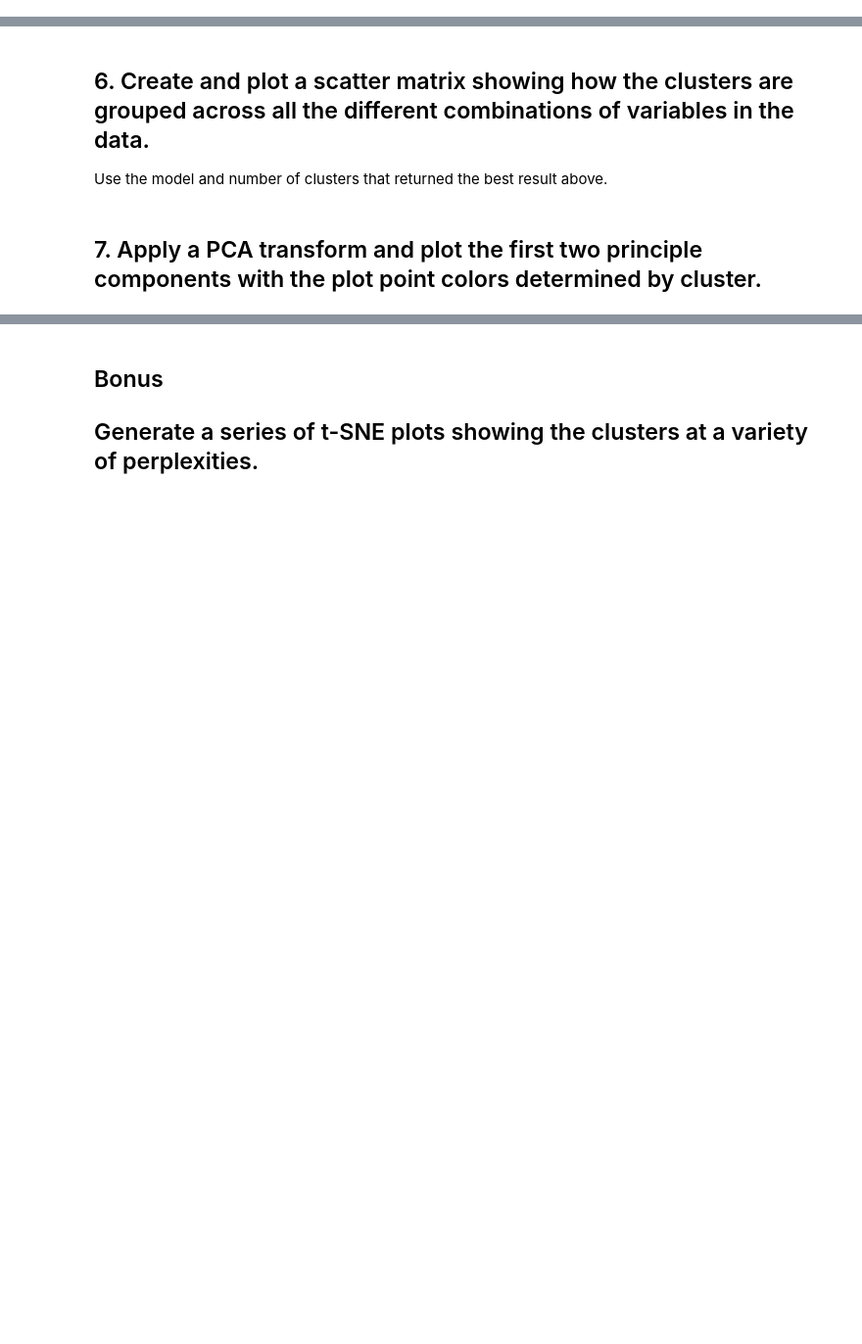
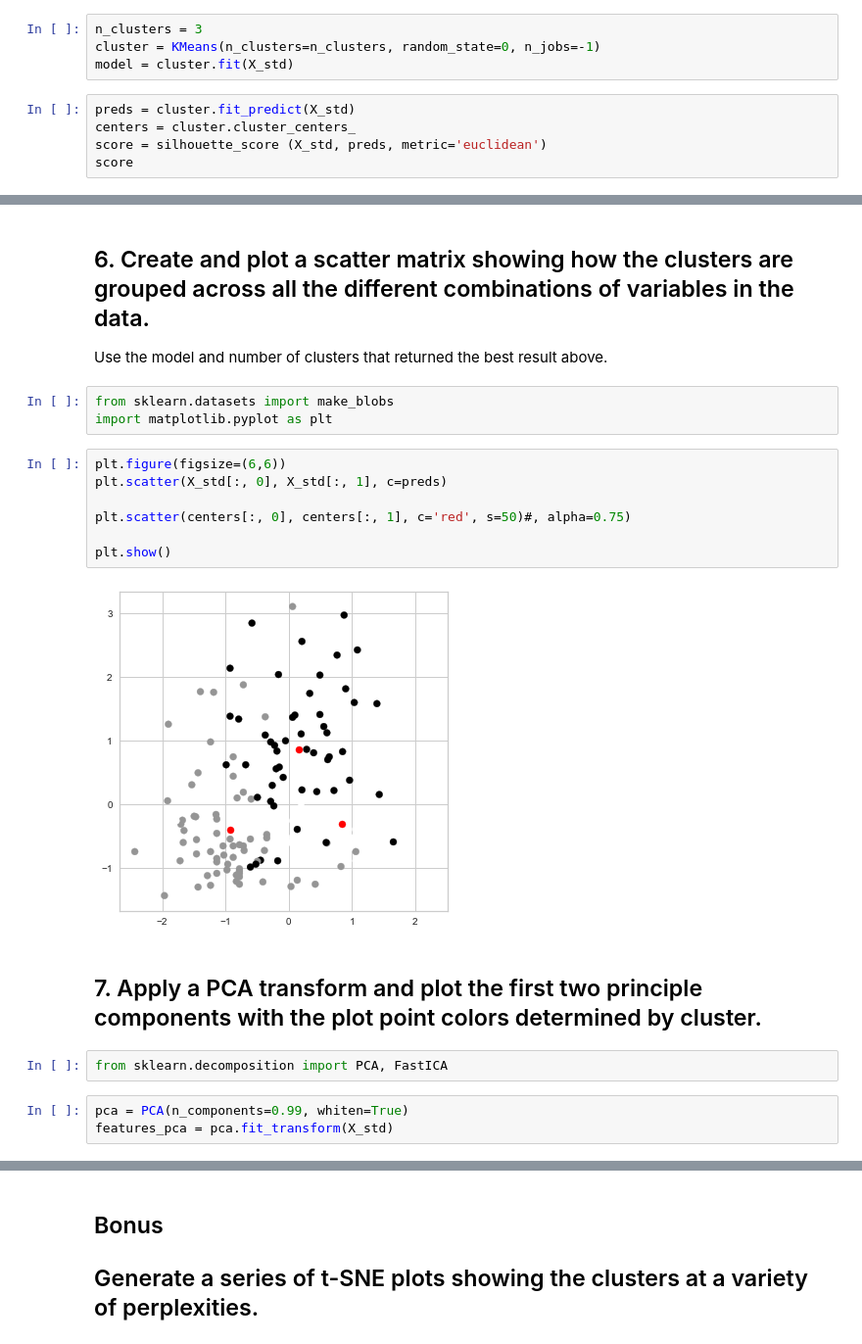
Before and after one commit to ta-data-lis/lab-learning-evaluation, a Jupyter notebook: your-code/main.ipynb, the cells around one changed output, grey strips where cells are left out. Shown at 98% size. Cells and saved outputs as stored; diff of their text form; blank space fills up the shorter version.

```diff
--- a/your-code/main.ipynb
+++ b/your-code/main.ipynb
@@ -20,2 +62,11 @@ y = pd.Series(data["target"])
 # %% [markdown]
 ## 3. Train a KMeans clustering model on the data set using 3 clusters and compute the silhouette score for the model.
+# %%
+n_clusters = 3
+cluster = KMeans(n_clusters=n_clusters, random_state=0, n_jobs=-1)
+model = cluster.fit(X_std)
+# %%
+preds = cluster.fit_predict(X_std)
+centers = cluster.cluster_centers_
+score = silhouette_score (X_std, preds, metric='euclidean')
+score
@@ -33,5 +106,22 @@ The Yellowbrick library has 3 metrics that you can plot using the `metric` param
 ## 6. Create and plot a scatter matrix showing how the clusters are grouped across all the different combinations of variables in the data.
 
 Use the model and number of clusters that returned the best result above.
+# %%
+from sklearn.datasets import make_blobs
+import matplotlib.pyplot as plt
+# %%
+plt.figure(figsize=(6,6))
+plt.scatter(X_std[:, 0], X_std[:, 1], c=preds)
+
+plt.scatter(centers[:, 0], centers[:, 1], c='red', s=50)#, alpha=0.75)
+
+plt.show()
+# %% [output]
+[figure, added]
 # %% [markdown]
 ## 7. Apply a PCA transform and plot the first two principle components with the plot point colors determined by cluster.
+# %%
+from sklearn.decomposition import PCA, FastICA
+# %%
+pca = PCA(n_components=0.99, whiten=True)
+features_pca = pca.fit_transform(X_std)
```
Also changed, not shown: parts of 14 cells of this notebook.
